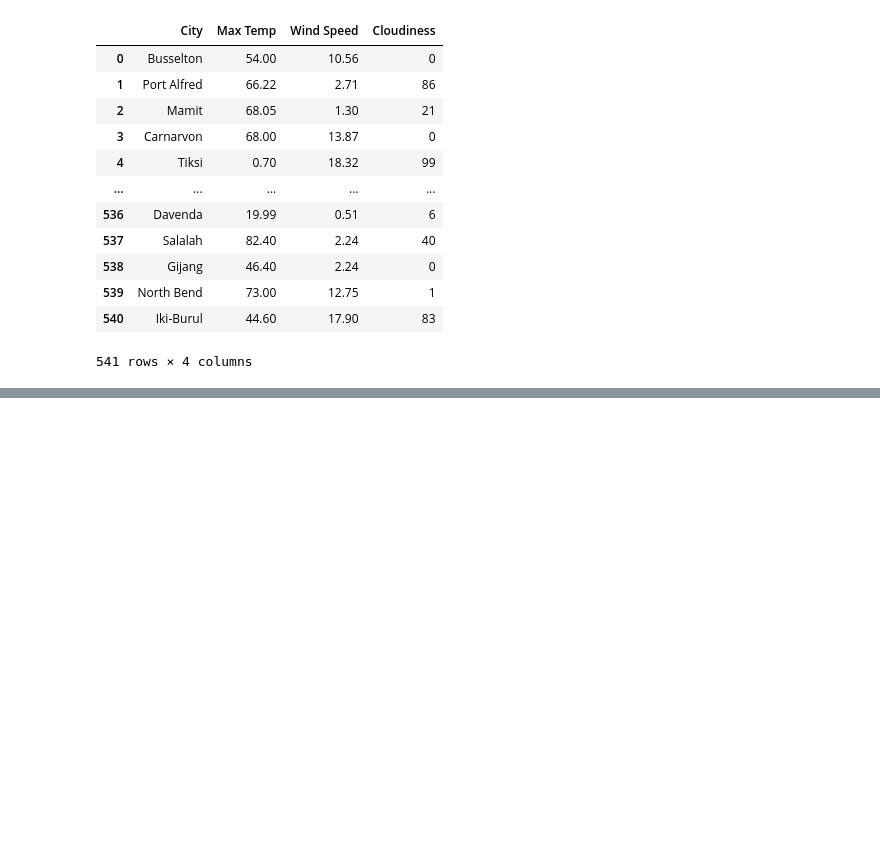
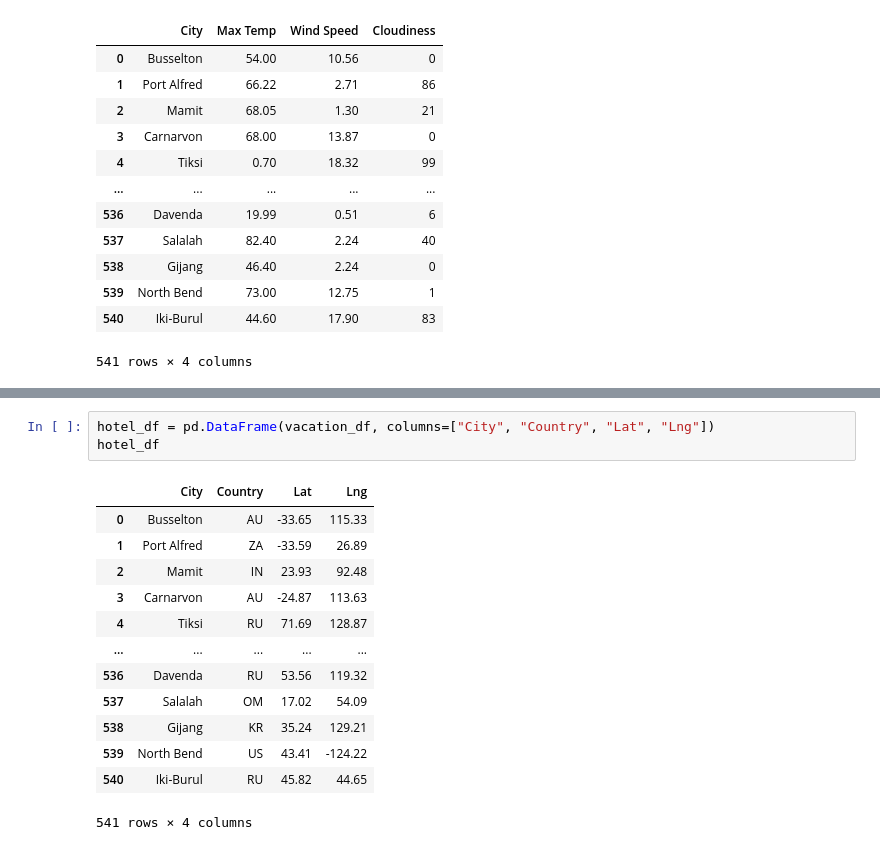
Before and after one commit to paloni-dotcom/Python-API-Challenge, a Jupyter notebook: VacationPy/VacationPy..ipynb, the cells around one changed output, grey strips where cells are left out. Cells and saved outputs as stored; diff of their text form; blank space fills up the shorter version.

```diff
--- a/VacationPy/VacationPy..ipynb
+++ b/VacationPy/VacationPy..ipynb
@@ -108,0 +108,17 @@ hotel_df
+# %%
+hotel_df = pd.DataFrame(vacation_df, columns=["City", "Country", "Lat", "Lng"])
+hotel_df
+# %% [output]
+|  | City | Country | Lat | Lng |
+| 0 | Busselton | AU | -33.65 | 115.33 |
+| 1 | Port Alfred | ZA | -33.59 | 26.89 |
+| 2 | Mamit | IN | 23.93 | 92.48 |
+| 3 | Carnarvon | AU | -24.87 | 113.63 |
+| 4 | Tiksi | RU | 71.69 | 128.87 |
+| ... | ... | ... | ... | ... |
+| 536 | Davenda | RU | 53.56 | 119.32 |
+| 537 | Salalah | OM | 17.02 | 54.09 |
+| 538 | Gijang | KR | 35.24 | 129.21 |
+| 539 | North Bend | US | 43.41 | -124.22 |
+| 540 | Iki-Burul | RU | 45.82 | 44.65 |
+541 rows × 4 columns
```
Also changed, not shown: parts of 4 cells of this notebook.
